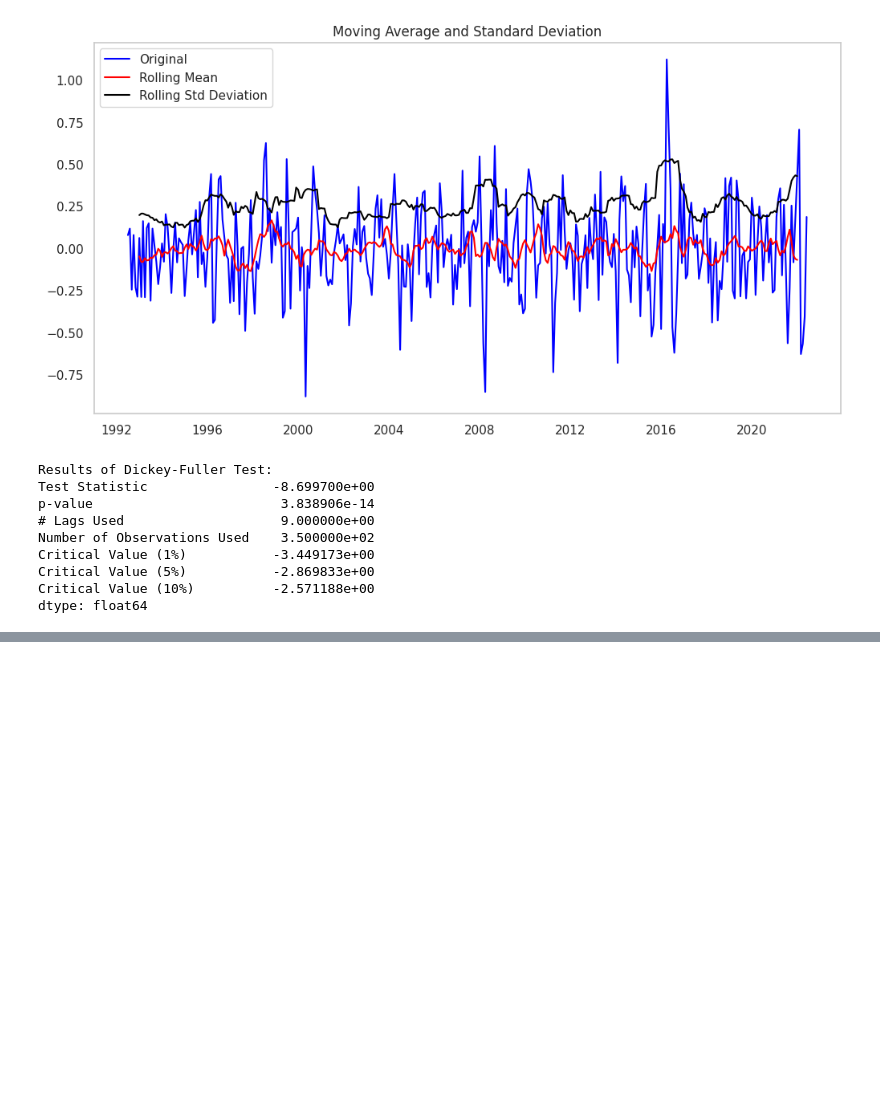
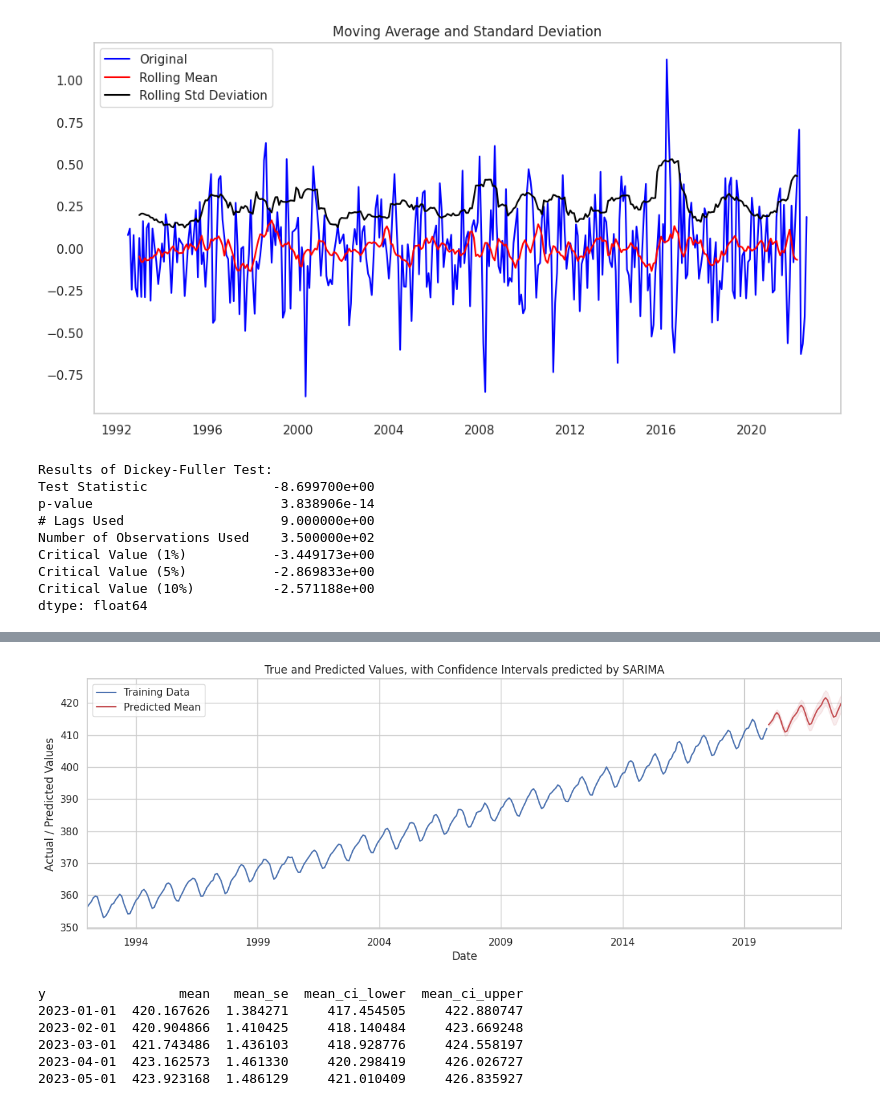
Before and after one commit to clizarraga-UAD7/Notebooks, a Jupyter notebook: IntroTimeSeriesAnalysis.ipynb, the cells around one changed output, grey strips where cells are left out. Cells and saved outputs as stored; diff of their text form; code cells hidden in the pictures; blank space fills up the shorter version.

```diff
--- a/IntroTimeSeriesAnalysis.ipynb
+++ b/IntroTimeSeriesAnalysis.ipynb
@@ -467,0 +613,36 @@ dtype: float64
+# %%
+# Plot the training data, predicted means and confidence intervals
+
+fig, ax = plt.subplots(figsize=(15,5))
+ax = train.plot(label='Training Data')
+ax.set(
+    title='True and Predicted Values, with Confidence Intervals predicted by SARIMA',
+    xlabel='Date',
+    ylabel='Actual / Predicted Values'
+)
+preds2_df['mean'].plot(ax=ax, style='r', label='Predicted Mean')
+ax.fill_between(
+    preds2_df.index, preds2_df['mean_ci_lower'], preds2_df['mean_ci_upper'],
+    color='r', alpha=0.1
+)
+legend = ax.legend(loc='upper left')
+plt.show()
+# %% [output]
+[figure, added]
+# %%
+# Predict future unseen values using the trained model (36 months)
+
+# Get predictions
+# (can also utilize results.get_forecast(steps=n).summary_frame(alpha=0.05))
+preds2F_df = (model2_fit
+            .get_prediction(start='2023-01-01', end='2026-01-01')
+            .summary_frame(alpha=0.05)
+)
+print(preds2F_df.head())
+# %% [output]
+y                 mean   mean_se  mean_ci_lower  mean_ci_upper
+2023-01-01  420.167626  1.384271     417.454505     422.880747
+2023-02-01  420.904866  1.410425     418.140484     423.669248
+2023-03-01  421.743486  1.436103     418.928776     424.558197
+2023-04-01  423.162573  1.461330     420.298419     426.026727
+2023-05-01  423.923168  1.486129     421.010409     426.835927
```
Also changed, not shown: parts of 18 cells of this notebook.
